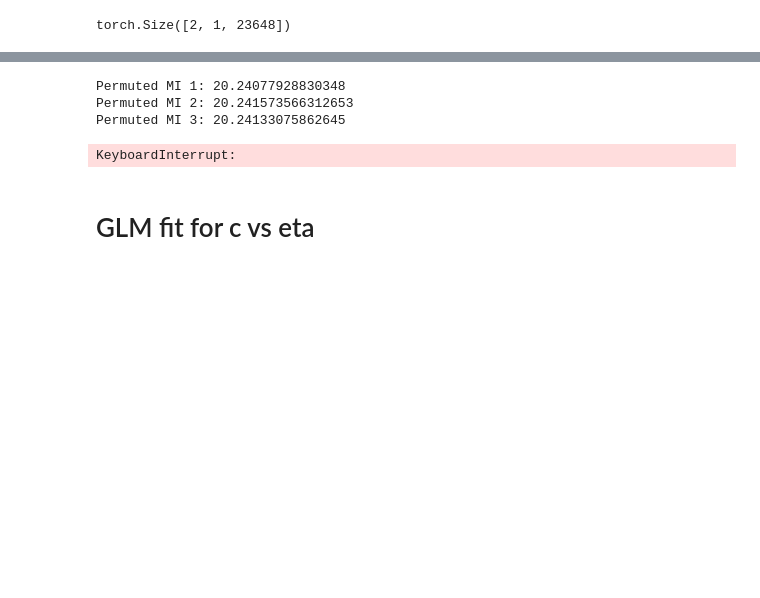
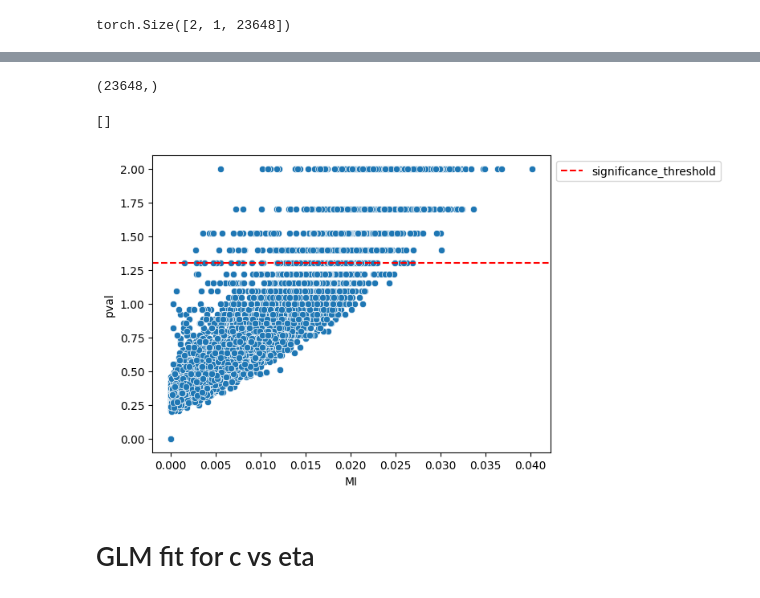
Before and after one commit to azizilab/echidna, a Jupyter notebook: notebooks/IP_and_EP.ipynb, the cells around one changed output, grey strips where cells are left out. Cells and saved outputs as stored; diff of their text form; code cells hidden in the pictures; blank space fills up the shorter version.

Commit message:
working single timepoint model and testing on scDNA data.

```diff
--- a/notebooks/IP_and_EP.ipynb
+++ b/notebooks/IP_and_EP.ipynb
@@ -269,6 +187,6 @@ K = 3
 T = 0
 # %%
-eta_samples, c_samples = sample_eta_c_joint(eta_mean, cov, c_shape, K, T, N=500)
+eta_samples, c_samples = sample_c_given_eta(eta_mean, cov, c_shape, K, T, N=1000)
 # %%
 eta_samples.shape
 # %% [output]
@@ -284,7 +198,11 @@ KNN_mi_all_parallel(eta_samples.T, c_samples.T, -1)
-# %%
-permutation_test_mi_debug(eta_samples.T, c_samples.T)
-# %% [output]
-Permuted MI 1: 20.24077928830348
-Permuted MI 2: 20.241573566312653
-Permuted MI 3: 20.24133075862645
-KeyboardInterrupt:
+# %%
+mis, pvals = compute_MI(c_samples, eta_samples, num_permutations=100)
+# %%
+log_pval = -np.log10(pvals)
+log_pval.shape
+# %% [output]
+(23648,)
+# %%
+df = pd.DataFrame()
+df['MI'] = mis
+df['pval'] = log_pval
@@ -291,3 +212,11 @@ KeyboardInterrupt:
+# %%
+sns.scatterplot(x='MI', y='pval', data=df)
+plt.axhline(y=-np.log10(0.05), color='red', linestyle='--', label='significance_threshold')
+plt.legend(loc='upper left', bbox_to_anchor=(1, 1))
+plt.plot()
+# %% [output]
+[]
+[figure, added]
 # %% [markdown]
 # GLM fit for c vs eta
 # %%
```
Also changed, not shown: parts of 13 cells of this notebook, 5 other files.
